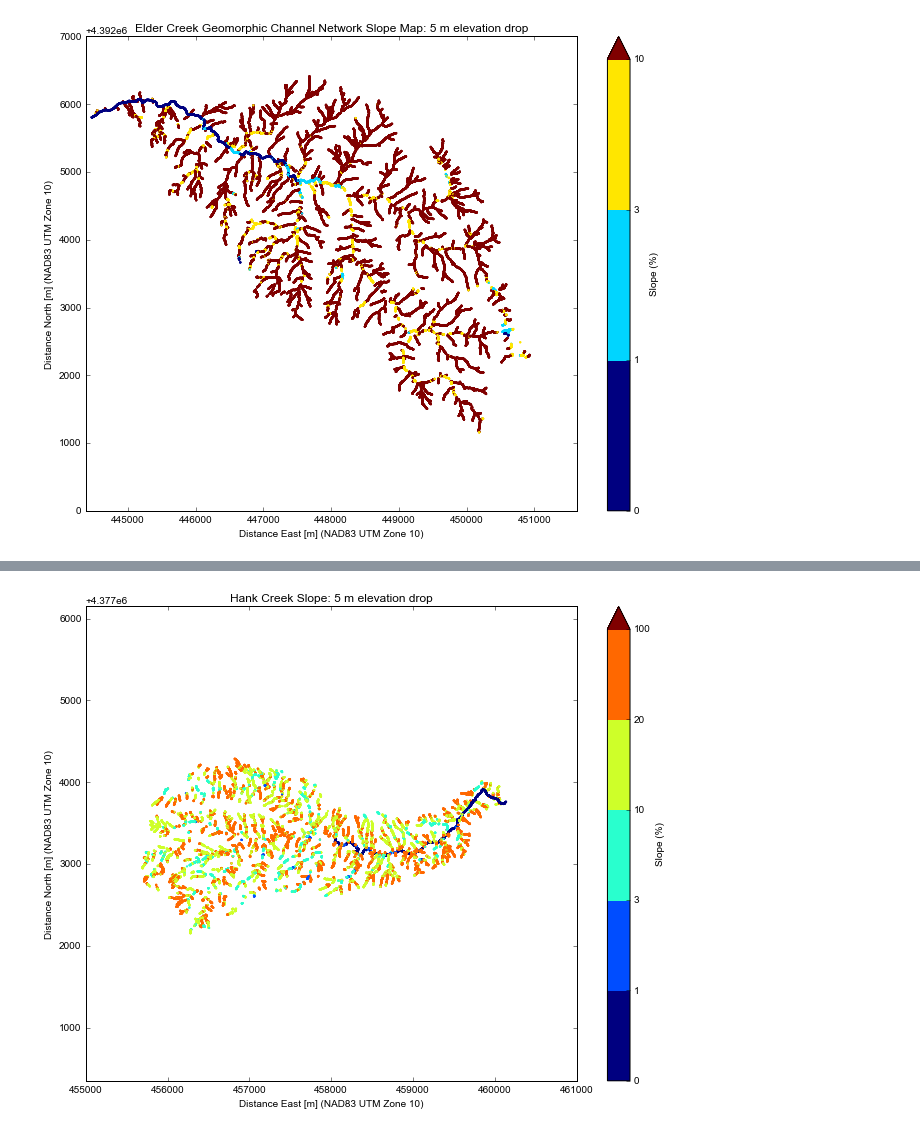
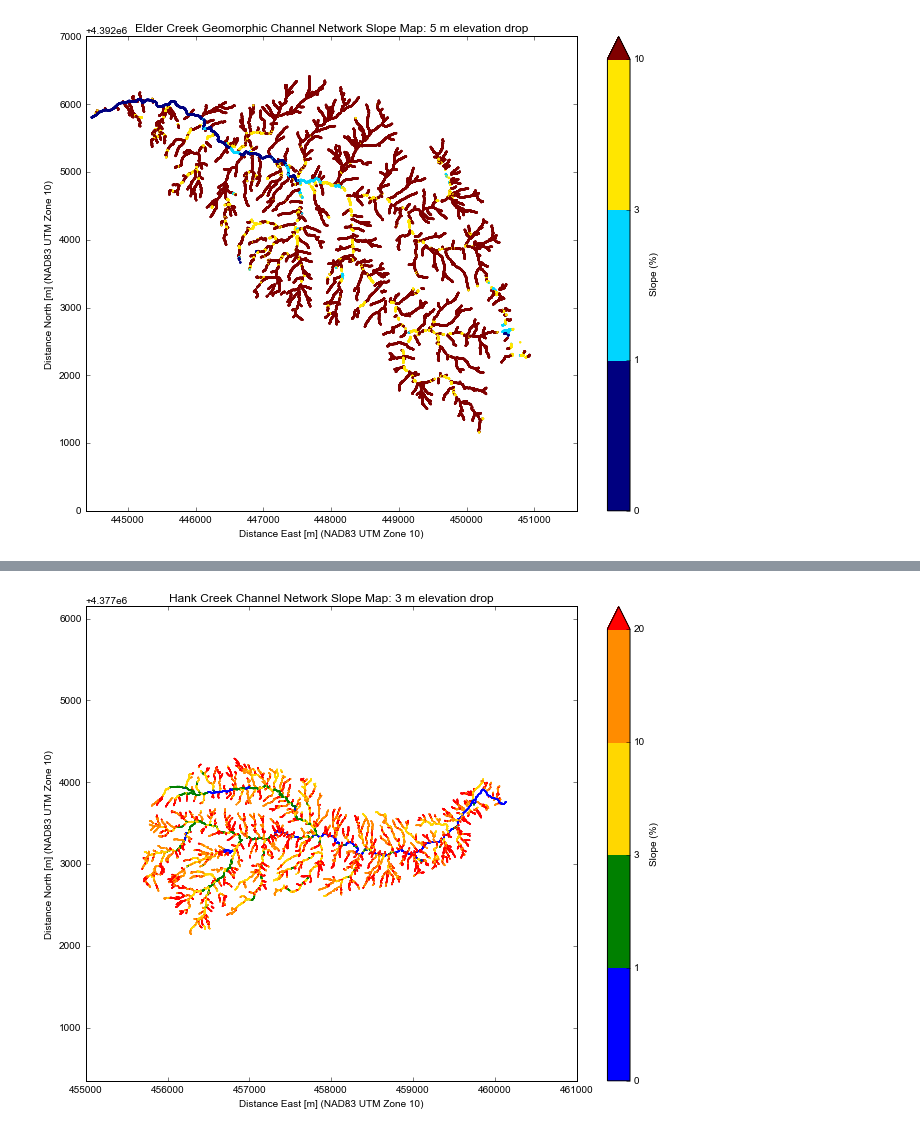
Before and after one commit to jessehahm/SlopeAreaAnalysis, a Jupyter notebook: Slope-Area from Nodes.ipynb, the cells around one changed output, grey strips where cells are left out. Saved outputs shown, nothing was run; the diff lists cells and outputs as text; code cells hidden in the pictures.

Commit message:
new hank nodes

```diff
--- a/Slope-Area from Nodes.ipynb
+++ b/Slope-Area from Nodes.ipynb
@@ -18,7 +18,7 @@ import matplotlib.colors as colors
 dry = pd.read_csv('data\\Dry.csv')
 fox = pd.read_csv('data\\Fox.csv')
 elder = pd.read_csv('data\\Elder_Nodes_6180.csv')
-hank = pd.read_csv('data\\Hank_Nodes_1085.csv')
+hank = pd.read_csv('data\\Hank_Nodes_Best_Dec_7.csv')
 
 hank.head()
 # %% [output]
@@ -42,7 +42,7 @@ flowSources.head()
 elder['fid_1'] = np.where((elder['ANGELO_FLO'] > 5171000),
                           9999999999,
                           elder['fid_1'])
-hank['fid_1'] = np.where((hank['flow_accum'] > 3697380),
+hank['fid_1'] = np.where((hank['flow_accum'] > 1150000),
                           9999999999,
                           hank['fid_1'])
 # %%
@@ -94,7 +94,7 @@ elevsHank = []
 XsHank = []
 YsHank = []
 # %%
-contourThreshold = 5
+contourThreshold = 3
 # %%
 ###DRY
 
@@ -356,32 +358,32 @@ plt.savefig('Figs\\HankSlopeMap.pdf')
 # %%
 #Hank Creek Slope Map DISCRETE COLORBAR
 
 fig, ax = plt.subplots(figsize=[11,8.5])
 
 #Slope boundaries
-bounds = [0,1,3,10,20,100,1000]
+bounds = [0,1,3,10,20,100]
 
-cmap = cm.jet
-cmap.set_over('pink')
+#cmap = cm.jet
+cmap = colors.ListedColormap(['blue', 'green','gold','darkorange','red'])
 norm = colors.BoundaryNorm(bounds, cmap.N)
 
 ax= plt.scatter(XsHank,YsHank,
             c = slopesHank, cmap = cmap,norm=norm,
-            alpha=1, s=5, linewidth=0, zorder=areasHank)
+            alpha=1, s=2, linewidth=0, zorder=areasHank)
 #cb = plt.colorbar(ax, label='Slope')
 cb =plt.colorbar(ax, label='Slope (%)',
                                 cmap=cmap, norm=norm,
                                 ticks=bounds, boundaries=bounds, extend='max')
 
 plt.axis('equal')
 plt.gca().yaxis.set_major_formatter(matplotlib.ticker.ScalarFormatter())
 plt.xlabel('Distance East [m] (NAD83 UTM Zone 10)')
 plt.ylabel('Distance North [m] (NAD83 UTM Zone 10)')
 
-plt.title('Hank Creek Slope: 5 m elevation drop')
-plt.savefig('Figs\\HankSlopeMap5mDiscrete.pdf')
+plt.title('Hank Creek Channel Network Slope Map: 3 m elevation drop')
+plt.savefig('Figs\\HankSlopeMap3mDiscrete_Dec7.pdf')
 # %% [output]
-[figure, old version]
+[figure, new version]
 # %%
 #FOX CREEK SLOPE MAP
 
```
Also changed, not shown: parts of 3 cells of this notebook, 3 other files.
